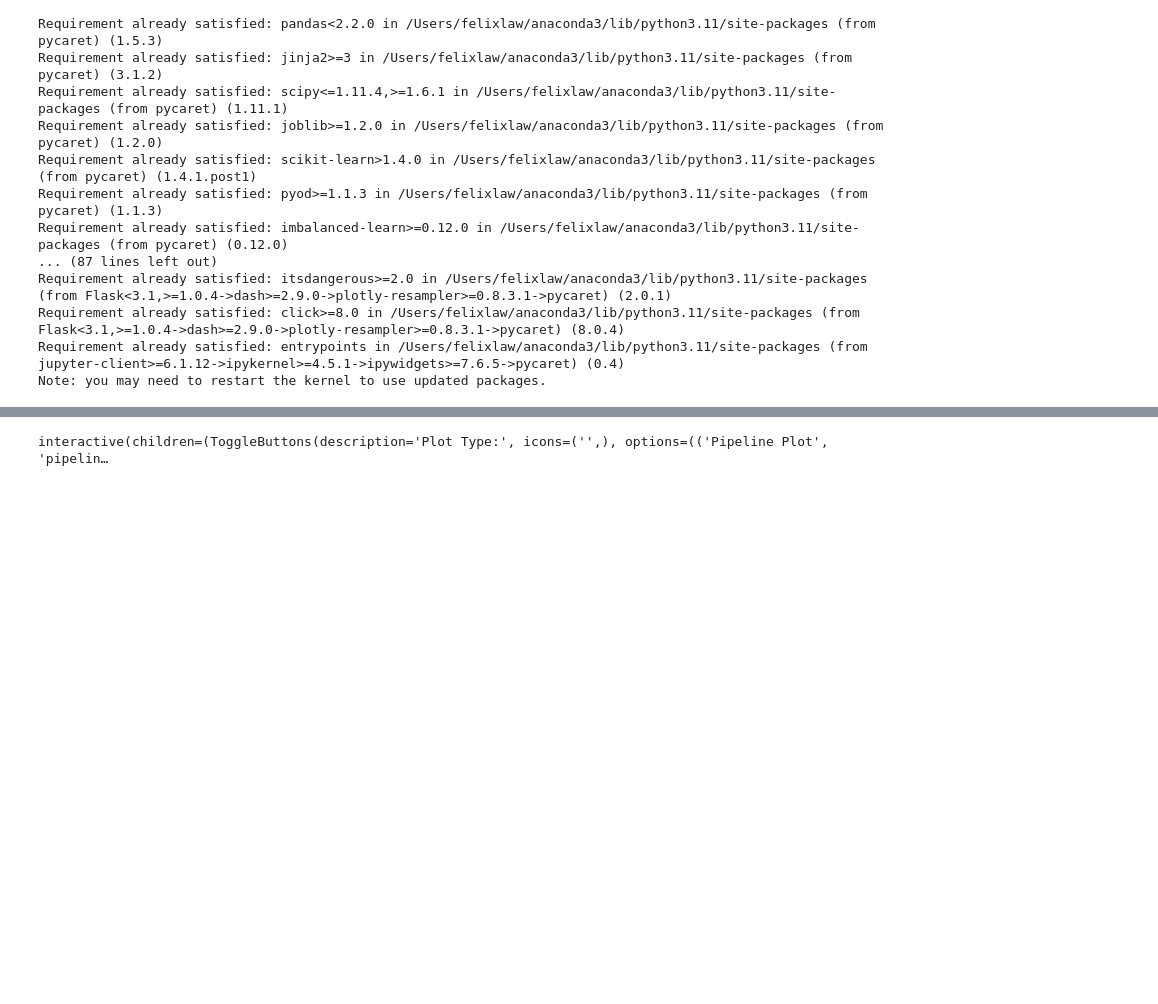
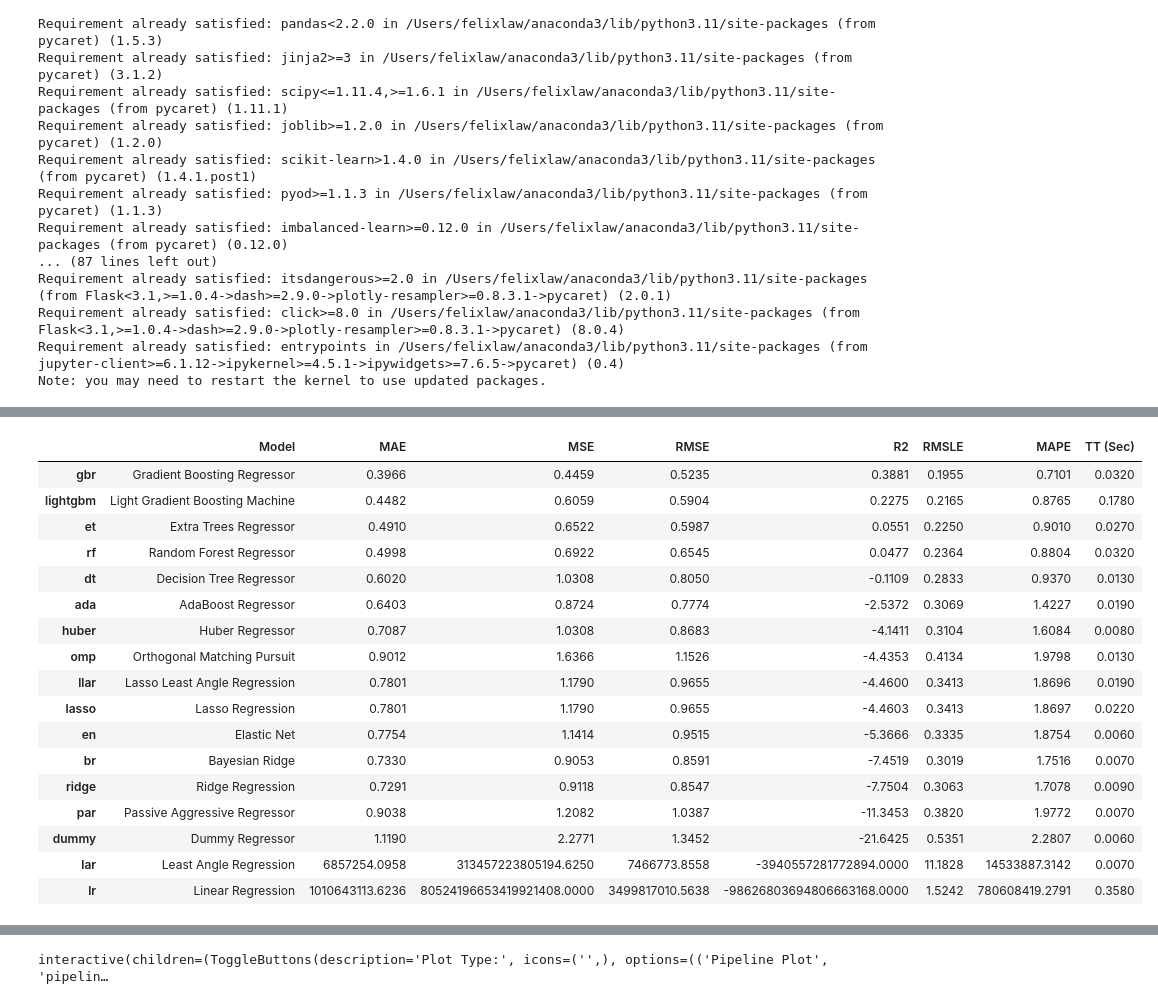
Before and after one commit to felixthe-cat/Personal_Projects, a Jupyter notebook: Jasmine's FYP/DCM_predictor.ipynb, the cells around one changed output, grey strips where cells are left out. Cells and saved outputs as stored; diff of their text form; code cells hidden in the pictures; blank space fills up the shorter version.

```diff
--- a/Jasmine's FYP/DCM_predictor.ipynb
+++ b/Jasmine's FYP/DCM_predictor.ipynb
@@ -358,0 +498,4 @@ GradientBoostingRegressor(random_state=123)
+# %%
+# functional API
+best = compare_models()
+# %% [output]
@@ -358,0 +503,18 @@ GradientBoostingRegressor(random_state=123)
+|  | Model | MAE | MSE | RMSE | R2 | RMSLE | MAPE | TT (Sec) |
+| gbr | Gradient Boosting Regressor | 0.3966 | 0.4459 | 0.5235 | 0.3881 | 0.1955 | 0.7101 | 0.0320 |
+| lightgbm | Light Gradient Boosting Machine | 0.4482 | 0.6059 | 0.5904 | 0.2275 | 0.2165 | 0.8765 | 0.1780 |
+| et | Extra Trees Regressor | 0.4910 | 0.6522 | 0.5987 | 0.0551 | 0.2250 | 0.9010 | 0.0270 |
+| rf | Random Forest Regressor | 0.4998 | 0.6922 | 0.6545 | 0.0477 | 0.2364 | 0.8804 | 0.0320 |
+| dt | Decision Tree Regressor | 0.6020 | 1.0308 | 0.8050 | -0.1109 | 0.2833 | 0.9370 | 0.0130 |
+| ada | AdaBoost Regressor | 0.6403 | 0.8724 | 0.7774 | -2.5372 | 0.3069 | 1.4227 | 0.0190 |
+| huber | Huber Regressor | 0.7087 | 1.0308 | 0.8683 | -4.1411 | 0.3104 | 1.6084 | 0.0080 |
+| omp | Orthogonal Matching Pursuit | 0.9012 | 1.6366 | 1.1526 | -4.4353 | 0.4134 | 1.9798 | 0.0130 |
+| llar | Lasso Least Angle Regression | 0.7801 | 1.1790 | 0.9655 | -4.4600 | 0.3413 | 1.8696 | 0.0190 |
+| lasso | Lasso Regression | 0.7801 | 1.1790 | 0.9655 | -4.4603 | 0.3413 | 1.8697 | 0.0220 |
+| en | Elastic Net | 0.7754 | 1.1414 | 0.9515 | -5.3666 | 0.3335 | 1.8754 | 0.0060 |
+| br | Bayesian Ridge | 0.7330 | 0.9053 | 0.8591 | -7.4519 | 0.3019 | 1.7516 | 0.0070 |
+| ridge | Ridge Regression | 0.7291 | 0.9118 | 0.8547 | -7.7504 | 0.3063 | 1.7078 | 0.0090 |
+| par | Passive Aggressive Regressor | 0.9038 | 1.2082 | 1.0387 | -11.3453 | 0.3820 | 1.9772 | 0.0070 |
+| dummy | Dummy Regressor | 1.1190 | 2.2771 | 1.3452 | -21.6425 | 0.5351 | 2.2807 | 0.0060 |
+| lar | Least Angle Regression | 6857254.0958 | 313457223805194.6250 | 7466773.8558 | -3940557281772894.0000 | 11.1828 | 14533887.3142 | 0.0070 |
+| lr | Linear Regression | 1010643113.6236 | 80524196653419921408.0000 | 3499817010.5638 | -98626803694806663168.0000 | 1.5242 | 780608419.2791 | 0.3580 |
```
Also changed, not shown: parts of 20 cells of this notebook.
